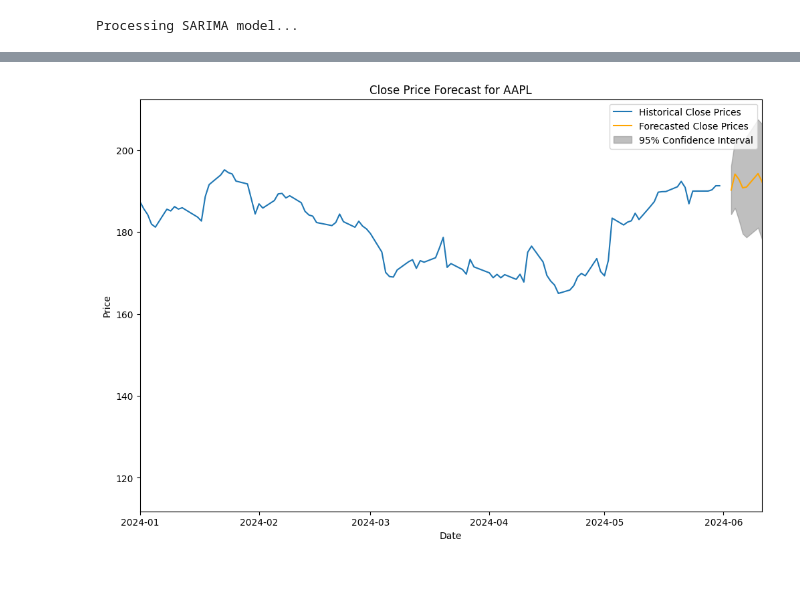
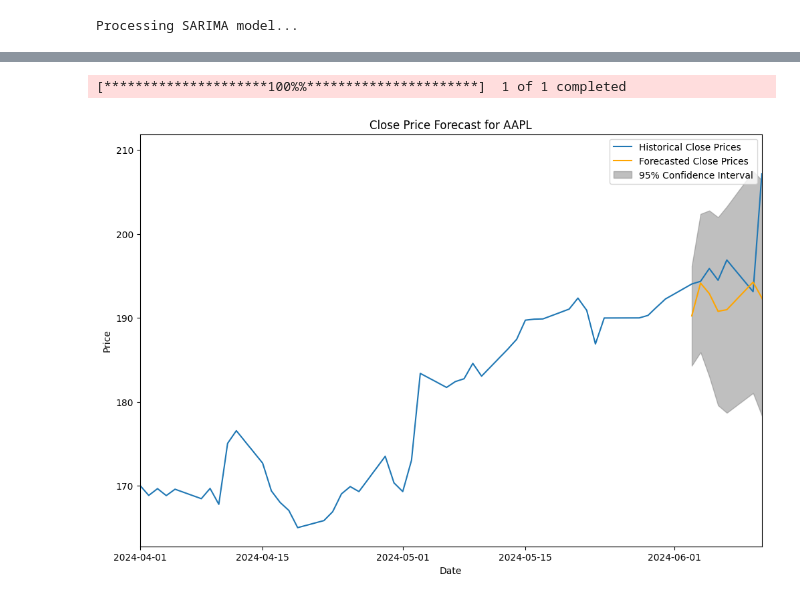
Before and after one commit to readingshapes/stock_forecasting, a Jupyter notebook: report copy 2.ipynb, the cells around one changed output, grey strips where cells are left out. Saved outputs shown, nothing was run; the diff lists cells and outputs as text; code cells hidden in the pictures.

```diff
--- a/report copy 2.ipynb
+++ b/report copy 2.ipynb
@@ -103,8 +107,8 @@ import pmdarima as pm
 # %%
 # Step 2: User input for stock ticker
-stock_select_str1 = input("Enter stock ticker: ")
+stock_select_str = input("Enter stock ticker: ")
 
 # Initial load run
-stock_data = yf.download(stock_select_str1, start='2021-01-01', end='2024-05-31', interval='1d')
+stock_data = yf.download(stock_select_str, start='2021-01-01', end='2024-05-31', interval='1d')
 # %% [output]
 [*********************100%%**********************]  1 of 1 completed
@@ -191,47 +211,27 @@ dtype: float64
 # %%
 # Step 8: Visualize
-# Step 8: Visualize
-# Plot the forecast
-'''
-plt.figure(figsize=(10, 7))
-plt.plot(stock_data['Close'], label='Historical Close Prices')
-plt.plot(pd.date_range(start='2024-06-01', periods=n_forecast, freq='B'),
-         forecast, label='Forecasted Close Prices', color='orange')
-plt.fill_between(pd.date_range(start='2024-06-01', periods=n_forecast, freq='B'),
-                 conf_int[:, 0], conf_int[:, 1], color='gray', alpha=0.5, label='95% Confidence Interval')
-
-# Set the x-axis limits to focus on the relevant dates
-plt.xlim(pd.Timestamp('2024-04-15'), pd.Timestamp('2024-06-11'))  # Adjust the start date as needed
-
-plt.title(f'Close Price Forecast for {stock_select_str1}')
-plt.xlabel('Date')
-plt.ylabel('Price')
-plt.legend()
-plt.show()
-'''
-
-# Extend the historical data to the start of the forecast
-extended_dates = pd.date_range(start=stock_data.index[-1], end='2024-06-01', freq='B')
-extended_data = pd.Series(stock_data['Close'].iloc[-1], index=extended_dates)
-stock_data_extended = pd.concat([stock_data['Close'], extended_data])
+# Import actual closing prices into real_values dataframe
+real_values = yf.download("AAPL", end='2024-06-12')
+plot_real = real_values.loc['2024-01-01':'2024-06-11', 'Close']
 
 # Plot the extended historical data
 plt.figure(figsize=(12, 8))
-plt.plot(stock_data_extended, label='Historical Close Prices')
+plt.plot(plot_real, label='Historical Close Prices')
 plt.plot(pd.date_range(start='2024-06-01', periods=n_forecast, freq='B'),
          forecast, label='Forecasted Close Prices', color='orange')
 plt.fill_between(pd.date_range(start='2024-06-01', periods=n_forecast, freq='B'),
                  conf_int[:, 0], conf_int[:, 1], color='gray', alpha=0.5, label='95% Confidence Interval')
 
 # Adjust the x-axis and other labels
-plt.xlim(pd.Timestamp('2024-01-01'), pd.Timestamp('2024-06-11'))
+plt.xlim(pd.Timestamp('2024-04-01'), pd.Timestamp('2024-06-11'))
 plt.title(f'Close Price Forecast for {stock_select_str1}')
 plt.xlabel('Date')
 plt.ylabel('Price')
 plt.legend()
 plt.show()
 # %% [output]
+[*********************100%%**********************]  1 of 1 completed
-[figure, old version]
+[figure, new version]
 # %%
 # Step 9: Output data and charts somewhere
 forecast_df = pd.DataFrame({'Forecast': forecast}, index=pd.date_range(start='2023-06-01', periods=n_forecast, freq='B'))
```
Also changed, not shown: parts of 11 cells of this notebook.
